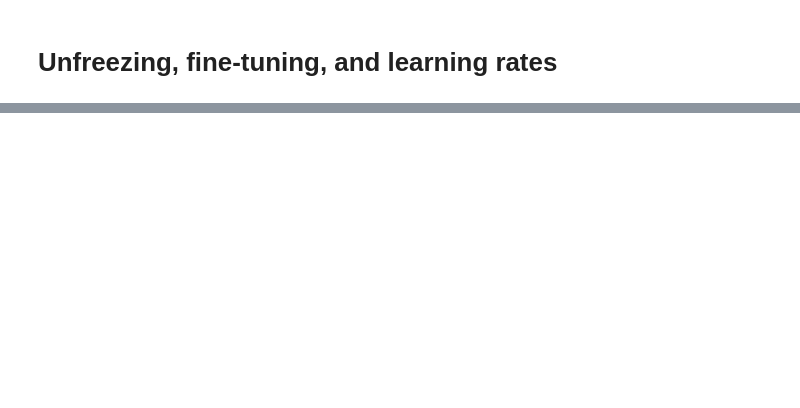
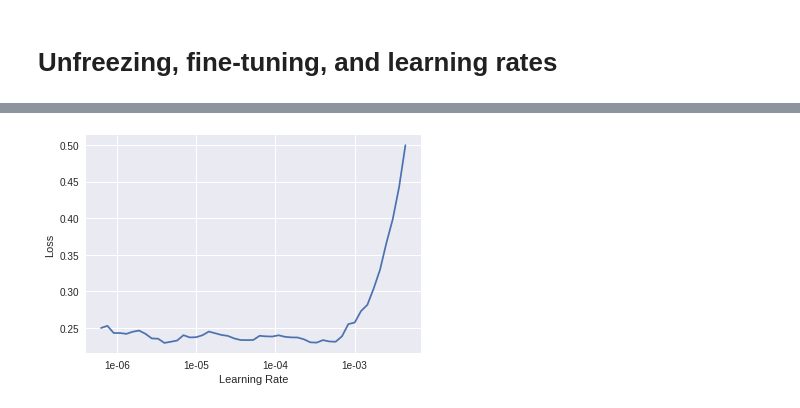
Before and after one commit to glw/Fastai_DL_v1, a Jupyter notebook: Fastai_DL_Lesson1.ipynb, the cells around one changed output, grey strips where cells are left out. Drawn from its saved outputs; the diff is of its cells as text; code cells hidden in the pictures; blank space fills up the shorter version.

```diff
--- a/Fastai_DL_Lesson1.ipynb
+++ b/Fastai_DL_Lesson1.ipynb
@@ -187,0 +166,2 @@ interp.most_confused(min_val=2)
+# %%
+learn.fit_one_cycle(1)
@@ -187,0 +172,2 @@ interp.most_confused(min_val=2)
+# %%
+learn.load('stage-1');
@@ -187,0 +181,4 @@ interp.most_confused(min_val=2)
+# %%
+learn.recorder.plot()
+# %% [output]
+[figure, added]
```
Also changed, not shown: parts of 41 cells of this notebook.
